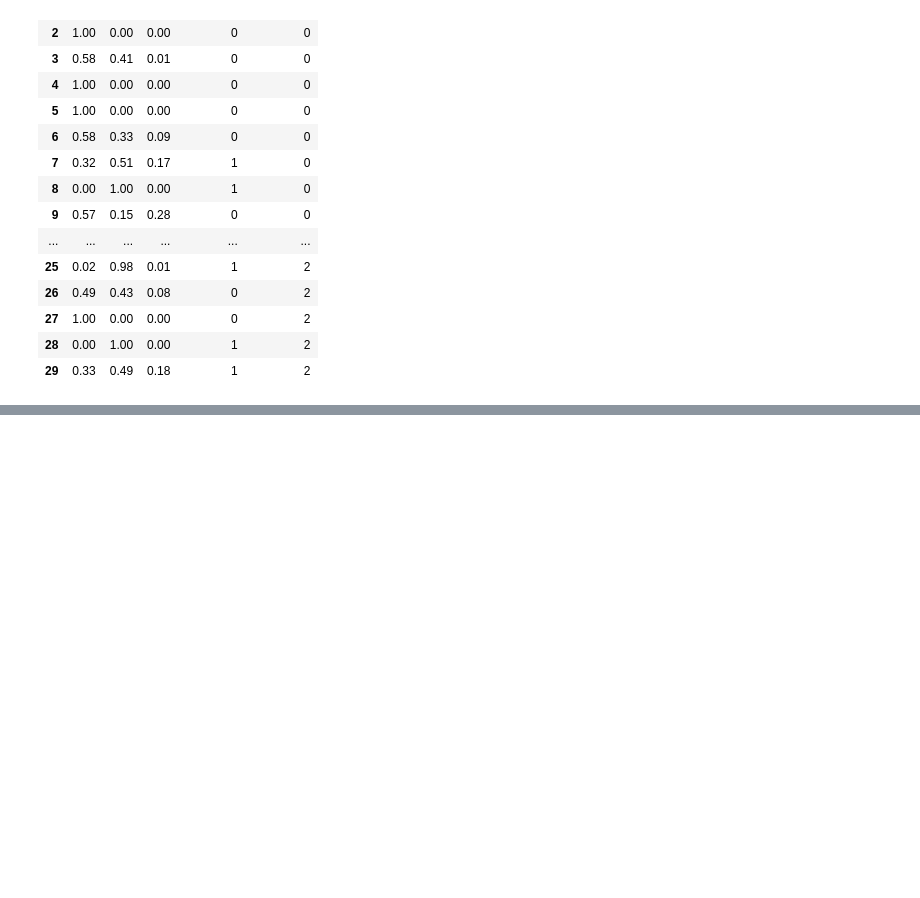
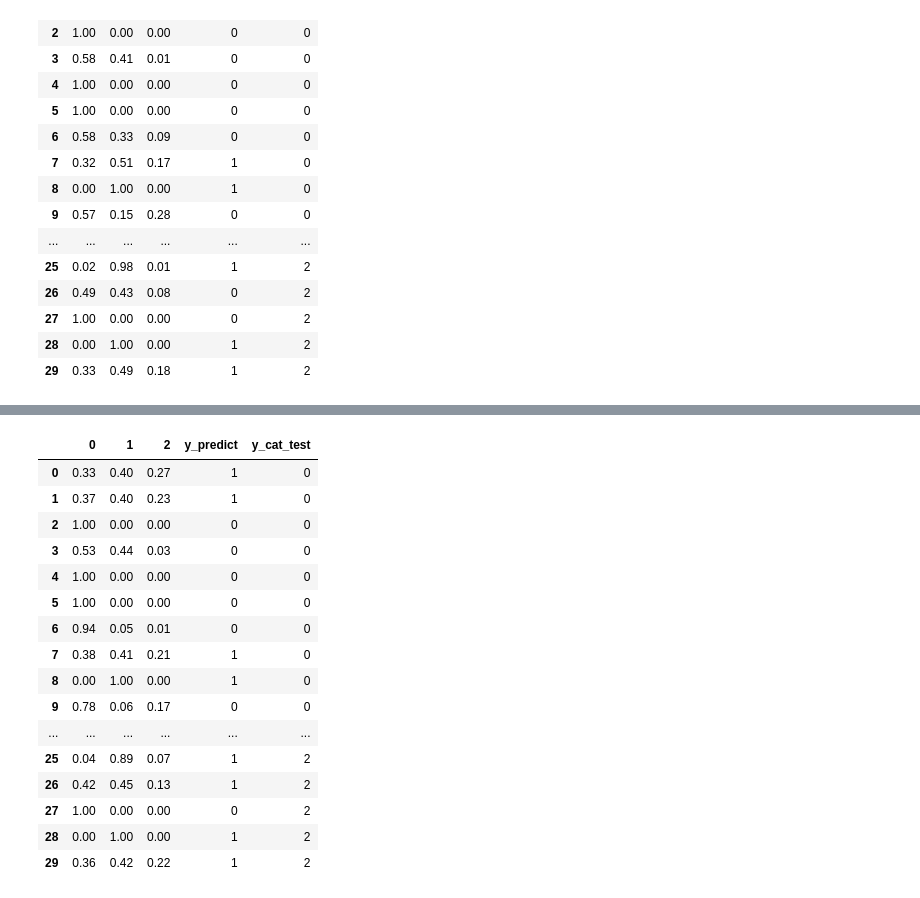
Before and after one commit to Laumartin4/smearly, a Jupyter notebook: notebooks/Eve_smearly.ipynb, the cells around one changed output, grey strips where cells are left out. Saved outputs shown, nothing was run; the diff lists cells and outputs as text; code cells hidden in the pictures; blank space fills up the shorter version.

```diff
--- a/notebooks/Eve_smearly.ipynb
+++ b/notebooks/Eve_smearly.ipynb
@@ -494,0 +501,7 @@ plt.plot(history.history['f1_score'])
+# %%
+modelft_results = pd.DataFrame(model.predict(X_test))
+modelft_results[[0,1,2]] = modelft_results[[0,1,2]].apply(lambda x: round(x,2))
+modelft_results["y_predict"] = modelft_results.idxmax(axis=1)
+modelft_results["y_cat_test"] = y_test
+modelft_results
+# %% [output]
@@ -494,0 +509,17 @@ plt.plot(history.history['f1_score'])
+|  | 0 | 1 | 2 | y_predict | y_cat_test |
+| 0 | 0.33 | 0.40 | 0.27 | 1 | 0 |
+| 1 | 0.37 | 0.40 | 0.23 | 1 | 0 |
+| 2 | 1.00 | 0.00 | 0.00 | 0 | 0 |
+| 3 | 0.53 | 0.44 | 0.03 | 0 | 0 |
+| 4 | 1.00 | 0.00 | 0.00 | 0 | 0 |
+| 5 | 1.00 | 0.00 | 0.00 | 0 | 0 |
+| 6 | 0.94 | 0.05 | 0.01 | 0 | 0 |
+| 7 | 0.38 | 0.41 | 0.21 | 1 | 0 |
+| 8 | 0.00 | 1.00 | 0.00 | 1 | 0 |
+| 9 | 0.78 | 0.06 | 0.17 | 0 | 0 |
+| ... | ... | ... | ... | ... | ... |
+| 25 | 0.04 | 0.89 | 0.07 | 1 | 2 |
+| 26 | 0.42 | 0.45 | 0.13 | 1 | 2 |
+| 27 | 1.00 | 0.00 | 0.00 | 0 | 2 |
+| 28 | 0.00 | 1.00 | 0.00 | 1 | 2 |
+| 29 | 0.36 | 0.42 | 0.22 | 1 | 2 |
```
Also changed, not shown: parts of 11 cells of this notebook.
